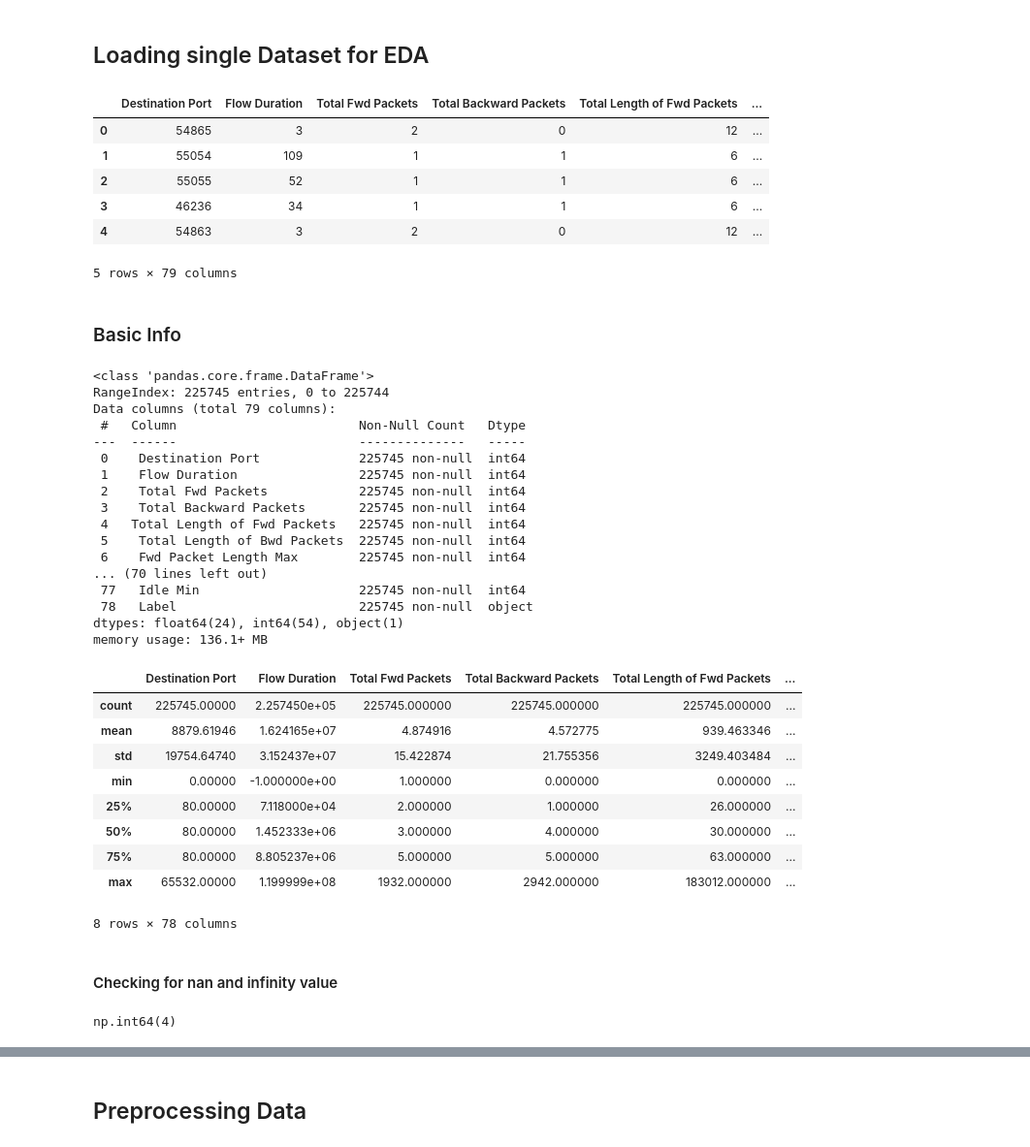
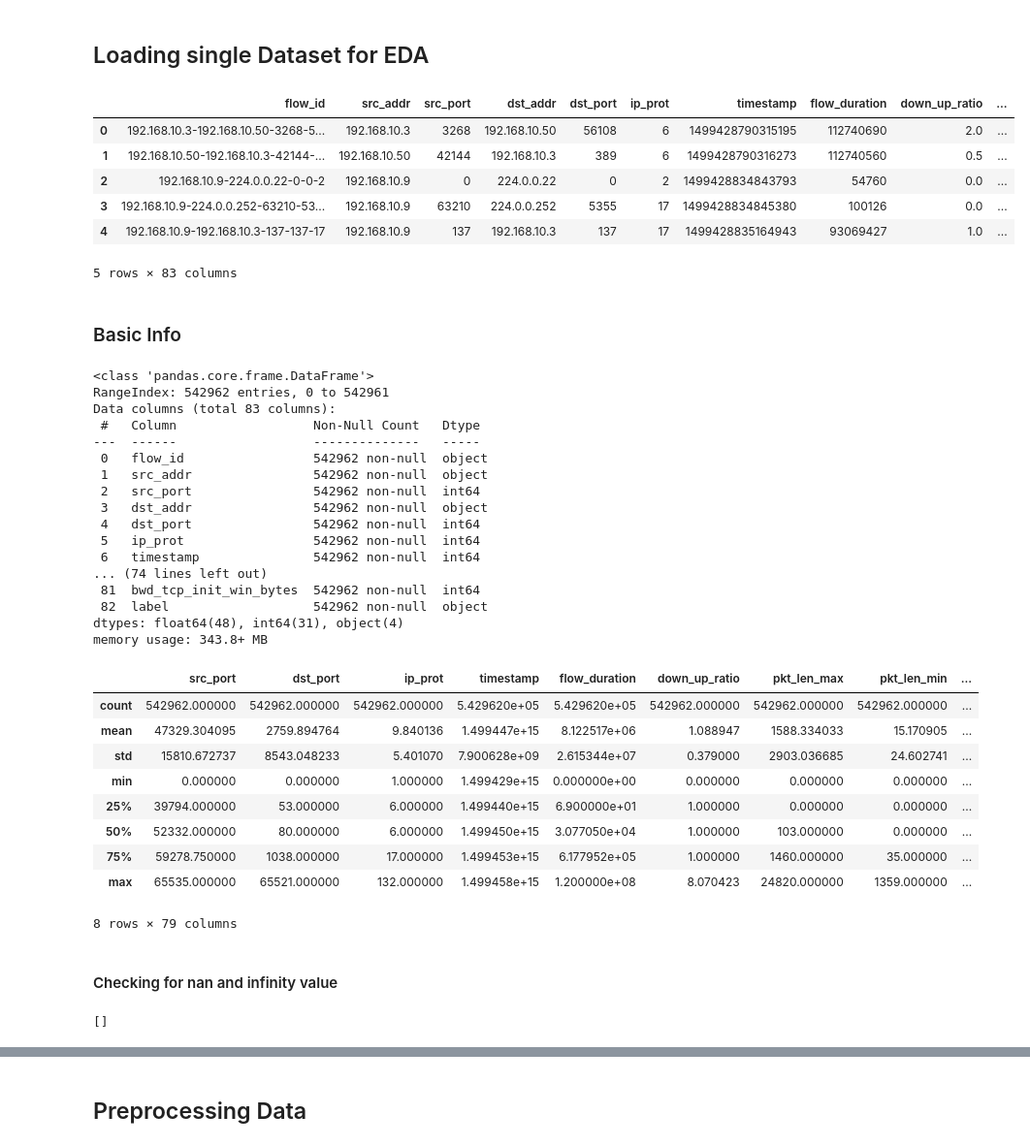
Before and after one commit to Priyanshuc26/ActiveFlow-NIDS, a Jupyter notebook: EDA/EDA.ipynb, the cells around one changed output, grey strips where cells are left out. Shown at 97% size. Cells and saved outputs as stored; diff of their text form; code cells hidden in the pictures.

Commit message:
Initial EDA on Single lycos csv

```diff
--- a/EDA/EDA.ipynb
+++ b/EDA/EDA.ipynb
@@ -15,51 +15,51 @@ from IDS_Pipeline.utils.main_utils.utils import write_yaml_file
 # %% [markdown]
 ## Loading single Dataset for EDA
 # %%
-df = pd.read_csv('Friday-WorkingHours-Afternoon-DDos.pcap_ISCX.csv')
+df = pd.read_csv('Friday-WorkingHours.pcap_lycos.csv')
 df.head()
 # %% [output]
-|  | Destination Port | Flow Duration | Total Fwd Packets | Total Backward Packets | Total Length of Fwd Packets | ... |
-| 0 | 54865 | 3 | 2 | 0 | 12 | ... |
-| 1 | 55054 | 109 | 1 | 1 | 6 | ... |
-| 2 | 55055 | 52 | 1 | 1 | 6 | ... |
-| 3 | 46236 | 34 | 1 | 1 | 6 | ... |
-| 4 | 54863 | 3 | 2 | 0 | 12 | ... |
+|  | flow_id | src_addr | src_port | dst_addr | dst_port | ip_prot | timestamp | flow_duration | down_up_ratio | ... |
+| 0 | 192.168.10.3-192.168.10.50-3268-5... | 192.168.10.3 | 3268 | 192.168.10.50 | 56108 | 6 | 1499428790315195 | 112740690 | 2.0 | ... |
+| 1 | 192.168.10.50-192.168.10.3-42144-... | 192.168.10.50 | 42144 | 192.168.10.3 | 389 | 6 | 1499428790316273 | 112740560 | 0.5 | ... |
+| 2 | 192.168.10.9-224.0.0.22-0-0-2 | 192.168.10.9 | 0 | 224.0.0.22 | 0 | 2 | 1499428834843793 | 54760 | 0.0 | ... |
+| 3 | 192.168.10.9-224.0.0.252-63210-53... | 192.168.10.9 | 63210 | 224.0.0.252 | 5355 | 17 | 1499428834845380 | 100126 | 0.0 | ... |
+| 4 | 192.168.10.9-192.168.10.3-137-137-17 | 192.168.10.9 | 137 | 192.168.10.3 | 137 | 17 | 1499428835164943 | 93069427 | 1.0 | ... |
-5 rows × 79 columns
+5 rows × 83 columns
 # %% [markdown]
 ### Basic Info
 # %%
 df.info()
 # %% [output]
 <class 'pandas.core.frame.DataFrame'>
-RangeIndex: 225745 entries, 0 to 225744
-Data columns (total 79 columns):
- #   Column                        Non-Null Count   Dtype
----  ------                        --------------   -----
- 0    Destination Port             225745 non-null  int64
- 1    Flow Duration                225745 non-null  int64
- 2    Total Fwd Packets            225745 non-null  int64
- 3    Total Backward Packets       225745 non-null  int64
- 4   Total Length of Fwd Packets   225745 non-null  int64
- 5    Total Length of Bwd Packets  225745 non-null  int64
- 6    Fwd Packet Length Max        225745 non-null  int64
-... (70 lines left out)
- 77   Idle Min                     225745 non-null  int64
- 78   Label                        225745 non-null  object
-dtypes: float64(24), int64(54), object(1)
-memory usage: 136.1+ MB
+RangeIndex: 542962 entries, 0 to 542961
+Data columns (total 83 columns):
+ #   Column                  Non-Null Count   Dtype
+---  ------                  --------------   -----
+ 0   flow_id                 542962 non-null  object
+ 1   src_addr                542962 non-null  object
+ 2   src_port                542962 non-null  int64
+ 3   dst_addr                542962 non-null  object
+ 4   dst_port                542962 non-null  int64
+ 5   ip_prot                 542962 non-null  int64
+ 6   timestamp               542962 non-null  int64
+... (74 lines left out)
+ 81  bwd_tcp_init_win_bytes  542962 non-null  int64
+ 82  label                   542962 non-null  object
+dtypes: float64(48), int64(31), object(4)
+memory usage: 343.8+ MB
 # %%
 df.describe()
 # %% [output]
-|  | Destination Port | Flow Duration | Total Fwd Packets | Total Backward Packets | Total Length of Fwd Packets | ... |
-| count | 225745.00000 | 2.257450e+05 | 225745.000000 | 225745.000000 | 225745.000000 | ... |
-| mean | 8879.61946 | 1.624165e+07 | 4.874916 | 4.572775 | 939.463346 | ... |
-| std | 19754.64740 | 3.152437e+07 | 15.422874 | 21.755356 | 3249.403484 | ... |
-| min | 0.00000 | -1.000000e+00 | 1.000000 | 0.000000 | 0.000000 | ... |
-| 25% | 80.00000 | 7.118000e+04 | 2.000000 | 1.000000 | 26.000000 | ... |
-| 50% | 80.00000 | 1.452333e+06 | 3.000000 | 4.000000 | 30.000000 | ... |
-| 75% | 80.00000 | 8.805237e+06 | 5.000000 | 5.000000 | 63.000000 | ... |
-| max | 65532.00000 | 1.199999e+08 | 1932.000000 | 2942.000000 | 183012.000000 | ... |
+|  | src_port | dst_port | ip_prot | timestamp | flow_duration | down_up_ratio | pkt_len_max | pkt_len_min | ... |
+| count | 542962.000000 | 542962.000000 | 542962.000000 | 5.429620e+05 | 5.429620e+05 | 542962.000000 | 542962.000000 | 542962.000000 | ... |
+| mean | 47329.304095 | 2759.894764 | 9.840136 | 1.499447e+15 | 8.122517e+06 | 1.088947 | 1588.334033 | 15.170905 | ... |
+| std | 15810.672737 | 8543.048233 | 5.401070 | 7.900628e+09 | 2.615344e+07 | 0.379000 | 2903.036685 | 24.602741 | ... |
+| min | 0.000000 | 0.000000 | 1.000000 | 1.499429e+15 | 0.000000e+00 | 0.000000 | 0.000000 | 0.000000 | ... |
+| 25% | 39794.000000 | 53.000000 | 6.000000 | 1.499440e+15 | 6.900000e+01 | 1.000000 | 0.000000 | 0.000000 | ... |
+| 50% | 52332.000000 | 80.000000 | 6.000000 | 1.499450e+15 | 3.077050e+04 | 1.000000 | 103.000000 | 0.000000 | ... |
+| 75% | 59278.750000 | 1038.000000 | 17.000000 | 1.499453e+15 | 6.177952e+05 | 1.000000 | 1460.000000 | 35.000000 | ... |
+| max | 65535.000000 | 65521.000000 | 132.000000 | 1.499458e+15 | 1.200000e+08 | 8.070423 | 24820.000000 | 1359.000000 | ... |
-8 rows × 78 columns
+8 rows × 79 columns
 # %% [markdown]
 #### Checking for nan and infinity value
 # %%
@@ -67,8 +67,10 @@ df.describe()
 # df.loc[:,df.isna().any()]
 def check_null_values(df:pd.DataFrame):
     print(df.columns[df.isna().any()].tolist())  #any() checks for atleast one true in whena condition or a particular function is applied
+# %%
+check_null_values(df)
+# %% [output]
+[]
 # %%
-df['Flow Bytes/s'].isnull().sum()
+# df['flow_bytes/s'].isnull().sum()
-# %% [output]
-np.int64(4)
 # %%
```
Also changed, not shown: parts of 19 cells of this notebook, 6 other files.
